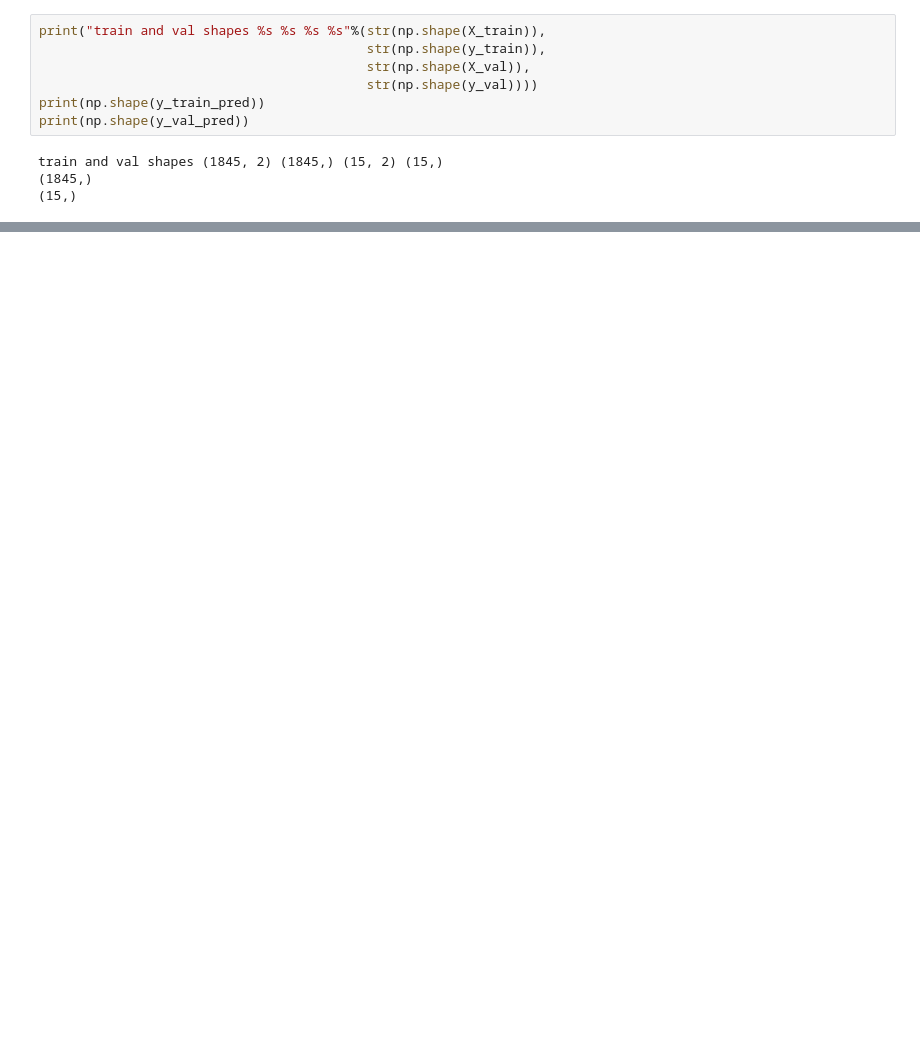
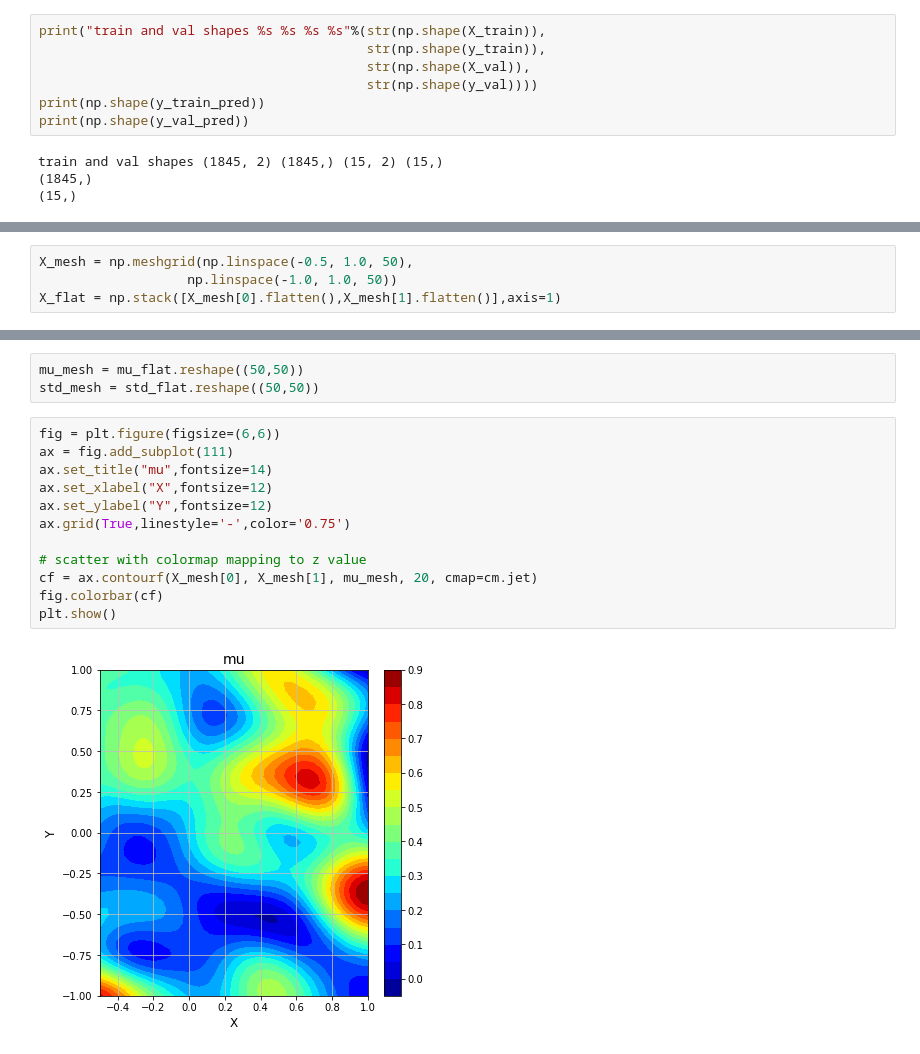
Before and after one commit to hanyao8/PAI-HS20, a Jupyter notebook: project1/explore_hy.ipynb, the cells around one changed output, grey strips where cells are left out. Drawn from its saved outputs; the diff is of its cells as text; blank space fills up the shorter version.

```diff
--- a/project1/explore_hy.ipynb
+++ b/project1/explore_hy.ipynb
@@ -267,0 +379,4 @@ plt.show()
+# %%
+X_mesh = np.meshgrid(np.linspace(-0.5, 1.0, 50),
+                   np.linspace(-1.0, 1.0, 50))
+X_flat = np.stack([X_mesh[0].flatten(),X_mesh[1].flatten()],axis=1)
@@ -267,0 +391,17 @@ plt.show()
+# %%
+mu_mesh = mu_flat.reshape((50,50))
+std_mesh = std_flat.reshape((50,50))
+# %%
+fig = plt.figure(figsize=(6,6))
+ax = fig.add_subplot(111)
+ax.set_title("mu",fontsize=14)
+ax.set_xlabel("X",fontsize=12)
+ax.set_ylabel("Y",fontsize=12)
+ax.grid(True,linestyle='-',color='0.75')
+
+# scatter with colormap mapping to z value
+cf = ax.contourf(X_mesh[0], X_mesh[1], mu_mesh, 20, cmap=cm.jet)
+fig.colorbar(cf)
+plt.show()
+# %% [output]
+[figure, added]
```
Also changed, not shown: parts of 29 cells of this notebook.
